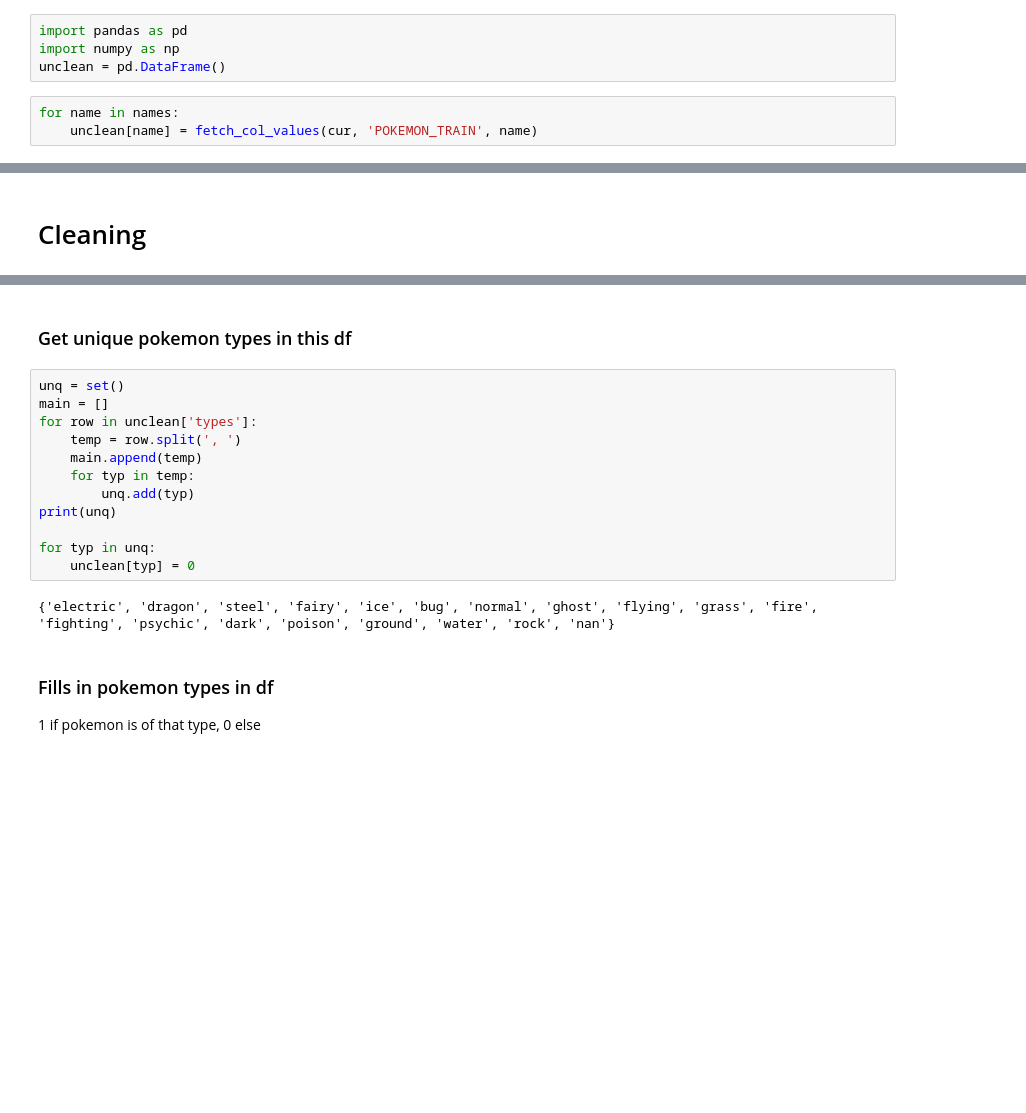
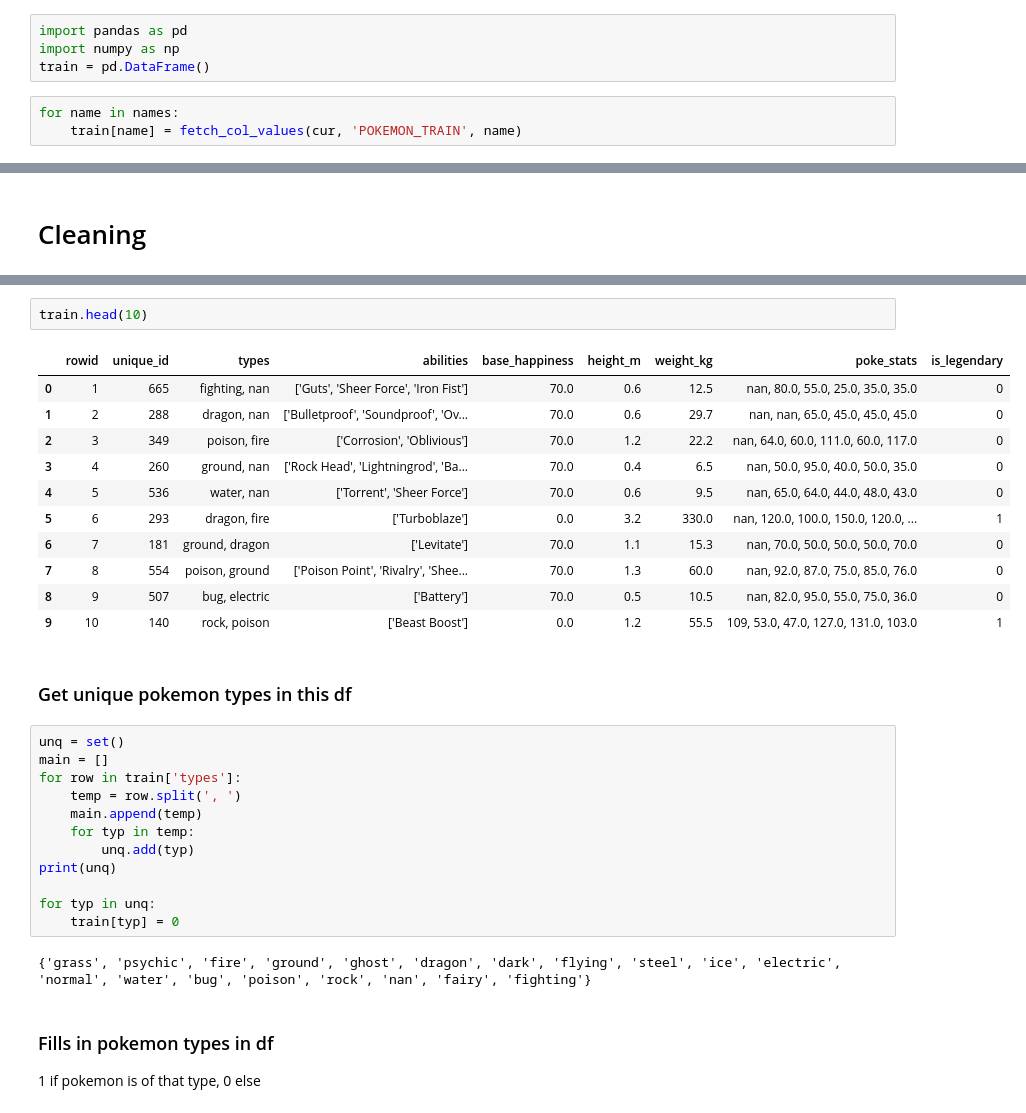
Before and after one commit to csun-data-science-bootcamp-19/Feature-Engineering-8, a Jupyter notebook: FinalP.ipynb, the cells around one changed output, grey strips where cells are left out. Drawn from its saved outputs; the diff is of its cells as text; blank space fills up the shorter version.

```diff
--- a/FinalP.ipynb
+++ b/FinalP.ipynb
@@ -49,8 +49,8 @@ names
 # %%
 import pandas as pd
 import numpy as np
-unclean = pd.DataFrame()
+train = pd.DataFrame()
 # %%
 for name in names:
-    unclean[name] = fetch_col_values(cur, 'POKEMON_TRAIN', name)
+    train[name] = fetch_col_values(cur, 'POKEMON_TRAIN', name)
 # %%
@@ -81,9 +60,23 @@ unclean
+# %%
+train.head(10)
+# %% [output]
+|  | rowid | unique_id | types | abilities | base_happiness | height_m | weight_kg | poke_stats | is_legendary |
+| 0 | 1 | 665 | fighting, nan | ['Guts', 'Sheer Force', 'Iron Fist'] | 70.0 | 0.6 | 12.5 | nan, 80.0, 55.0, 25.0, 35.0, 35.0 | 0 |
+| 1 | 2 | 288 | dragon, nan | ['Bulletproof', 'Soundproof', 'Ov... | 70.0 | 0.6 | 29.7 | nan, nan, 65.0, 45.0, 45.0, 45.0 | 0 |
+| 2 | 3 | 349 | poison, fire | ['Corrosion', 'Oblivious'] | 70.0 | 1.2 | 22.2 | nan, 64.0, 60.0, 111.0, 60.0, 117.0 | 0 |
+| 3 | 4 | 260 | ground, nan | ['Rock Head', 'Lightningrod', 'Ba... | 70.0 | 0.4 | 6.5 | nan, 50.0, 95.0, 40.0, 50.0, 35.0 | 0 |
+| 4 | 5 | 536 | water, nan | ['Torrent', 'Sheer Force'] | 70.0 | 0.6 | 9.5 | nan, 65.0, 64.0, 44.0, 48.0, 43.0 | 0 |
+| 5 | 6 | 293 | dragon, fire | ['Turboblaze'] | 0.0 | 3.2 | 330.0 | nan, 120.0, 100.0, 150.0, 120.0, ... | 1 |
+| 6 | 7 | 181 | ground, dragon | ['Levitate'] | 70.0 | 1.1 | 15.3 | nan, 70.0, 50.0, 50.0, 50.0, 70.0 | 0 |
+| 7 | 8 | 554 | poison, ground | ['Poison Point', 'Rivalry', 'Shee... | 70.0 | 1.3 | 60.0 | nan, 92.0, 87.0, 75.0, 85.0, 76.0 | 0 |
+| 8 | 9 | 507 | bug, electric | ['Battery'] | 70.0 | 0.5 | 10.5 | nan, 82.0, 95.0, 55.0, 75.0, 36.0 | 0 |
+| 9 | 10 | 140 | rock, poison | ['Beast Boost'] | 0.0 | 1.2 | 55.5 | 109, 53.0, 47.0, 127.0, 131.0, 103.0 | 1 |
 # %% [markdown]
 ### Get unique pokemon types in this df
 # %%
 unq = set()
 main = []
-for row in unclean['types']:
+for row in train['types']:
     temp = row.split(', ')
     main.append(temp)
     for typ in temp:
@@ -91,9 +84,9 @@ for row in unclean['types']:
 print(unq)
 
 for typ in unq:
-    unclean[typ] = 0
+    train[typ] = 0
 # %% [output]
-{'electric', 'dragon', 'steel', 'fairy', 'ice', 'bug', 'normal', 'ghost', 'flying', 'grass', 'fire', 'fighting', 'psychic', 'dark', 'poison', 'ground', 'water', 'rock', 'nan'}
+{'grass', 'psychic', 'fire', 'ground', 'ghost', 'dragon', 'dark', 'flying', 'steel', 'ice', 'electric', 'normal', 'water', 'bug', 'poison', 'rock', 'nan', 'fairy', 'fighting'}
 # %% [markdown]
 ### Fills in pokemon types in df
 1 if pokemon is of that type, 0 else
```
Also changed, not shown: parts of 25 cells of this notebook.
